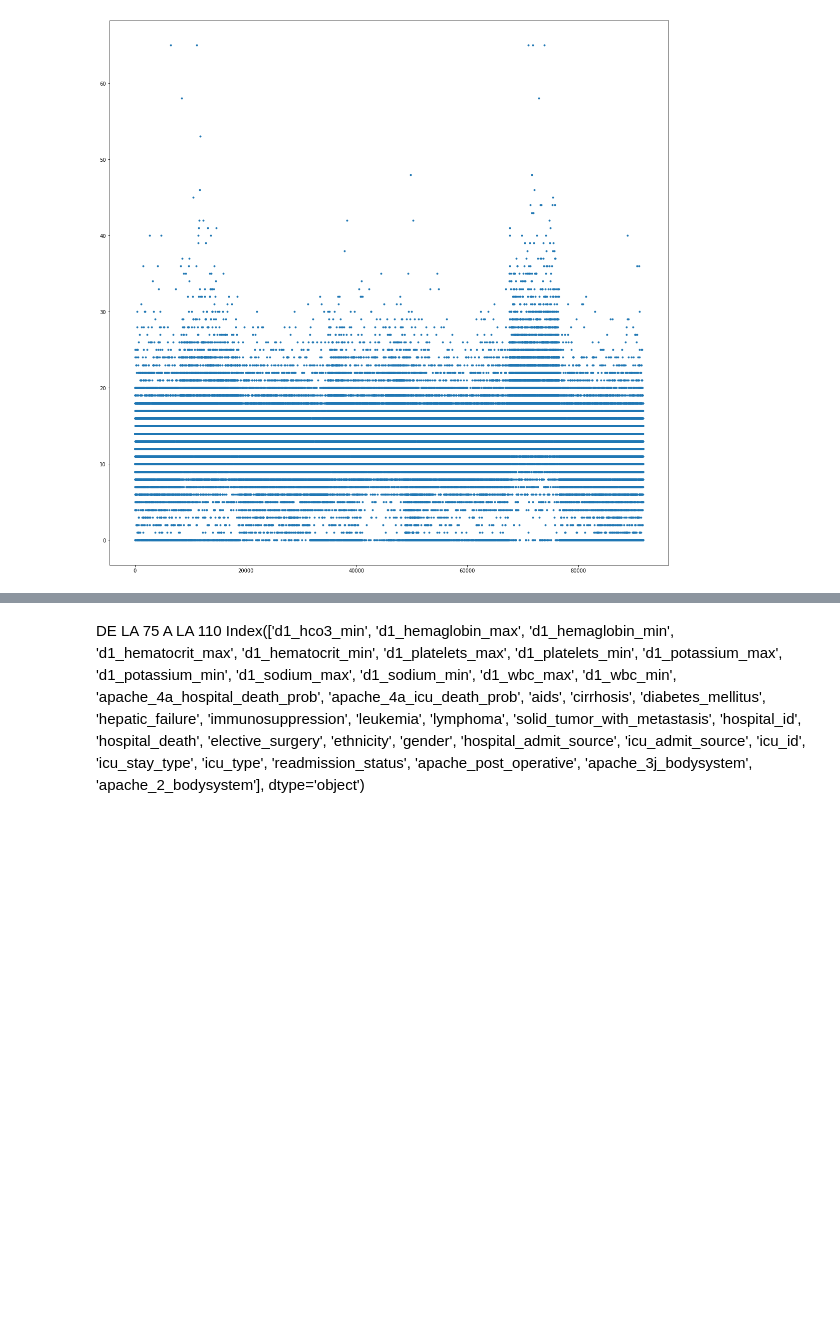
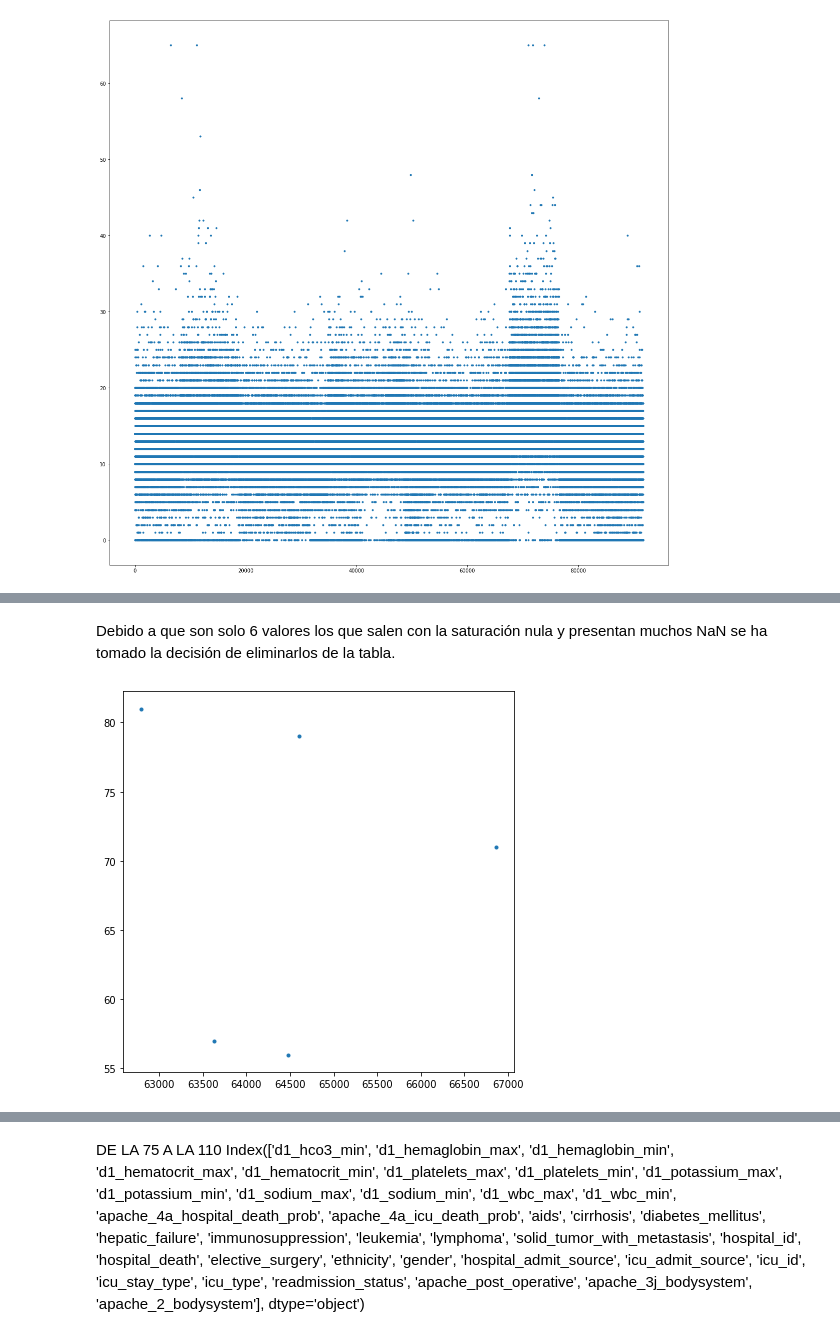
Before and after one commit to amsc101/ICU, a Jupyter notebook: ICU_Mortality_preprocessing.ipynb, the cells around one changed output, grey strips where cells are left out. Saved outputs shown, nothing was run; the diff lists cells and outputs as text; code cells hidden in the pictures; blank space fills up the shorter version.

```diff
--- a/ICU_Mortality_preprocessing.ipynb
+++ b/ICU_Mortality_preprocessing.ipynb
@@ -293,0 +340,8 @@ plt.show()
+# %% [markdown]
+Debido a que son solo 6 valores los que salen con la saturación nula y presentan muchos NaN se ha tomado la decisión de eliminarlos de la tabla.
+# %%
+plt.figure(figsize=(7,7))
+plt.plot(nulos['age'],'.')
+plt.show()
+# %% [output]
+[figure, added]
```
Also changed, not shown: parts of 54 cells of this notebook.
